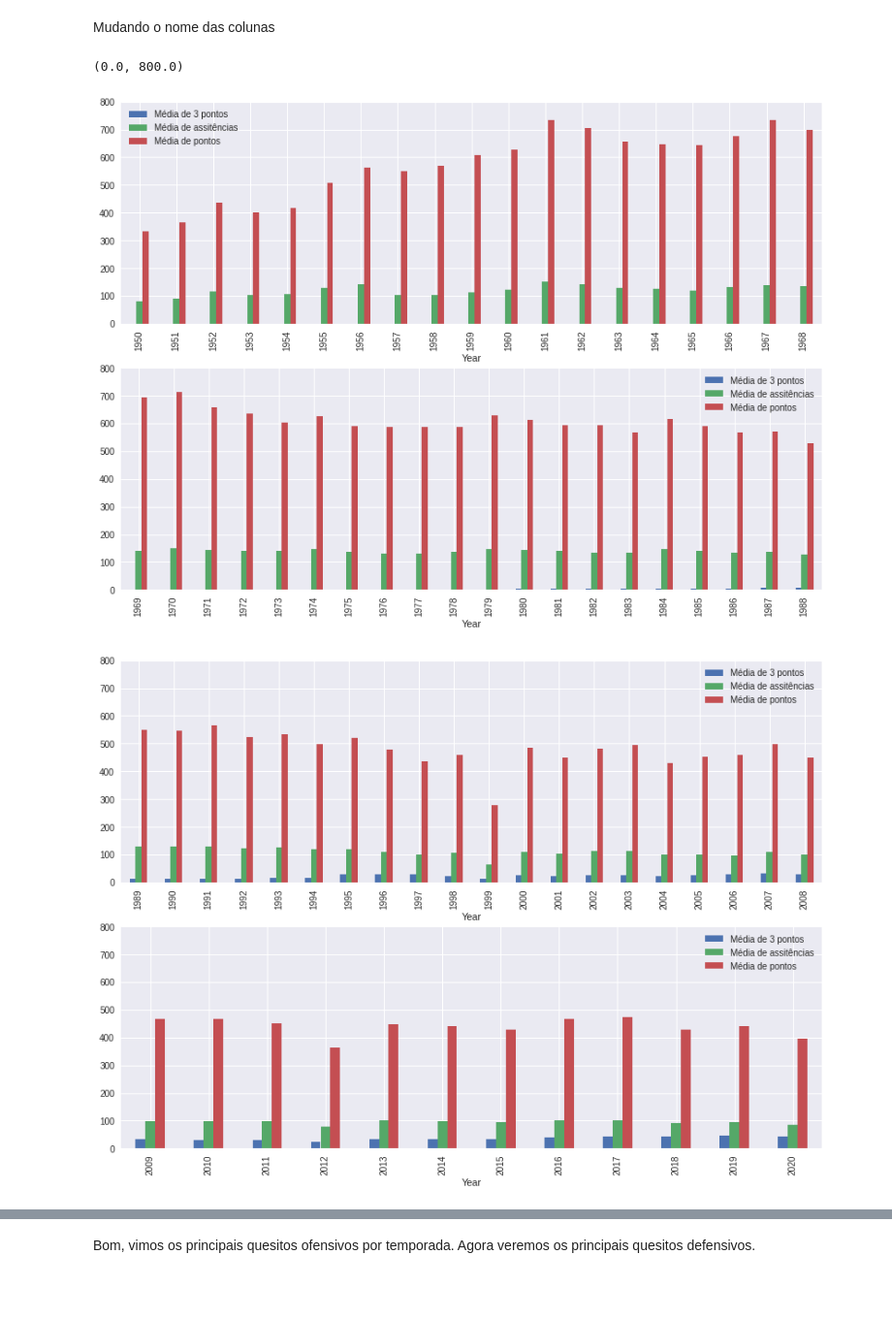
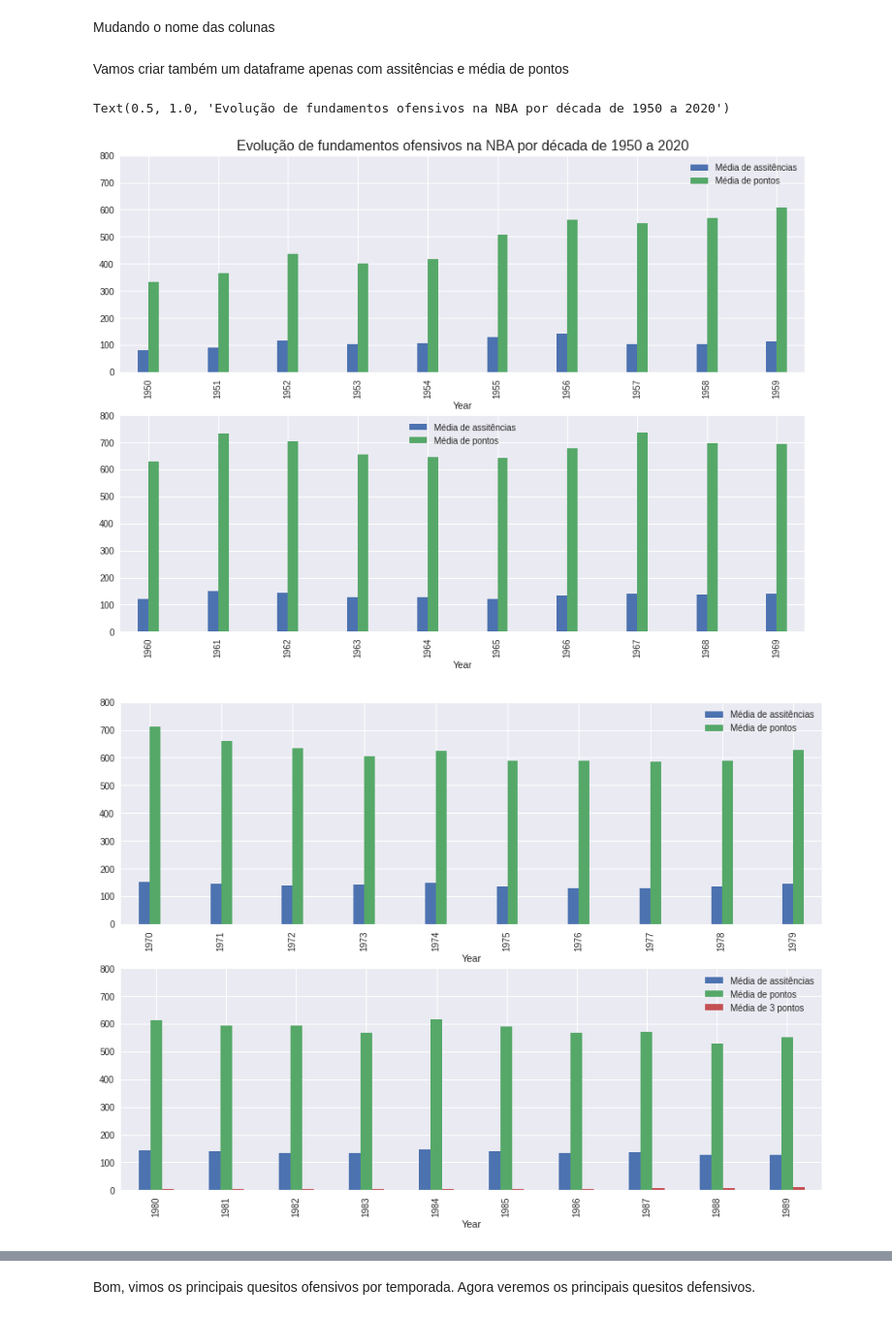
Before and after one commit to fhfraga/Analise_NBA, a Jupyter notebook: Analise_NBA.ipynb, the cells around one changed output, grey strips where cells are left out. Shown at 97% size. Saved outputs shown, nothing was run; the diff lists cells and outputs as text; code cells hidden in the pictures; blank space fills up the shorter version.

```diff
--- a/Analise_NBA.ipynb
+++ b/Analise_NBA.ipynb
@@ -414,5 +425,5 @@ grafico_regressao(eixo_x=dados['Year'], eixo_y=dados['AST'], y_label='Assistênc
 # %%
-ataque_serie = [dados_3_pontos, dados_assistencia, pontos_media_jogadores]
+ataque_serie = [dados_assistencia, pontos_media_jogadores, dados_3_pontos]
 # %%
 ataque_df = pd.DataFrame(ataque_serie).transpose()
 ataque_df
@@ -434,31 +445,55 @@ ataque_df
 # %% [markdown]
 Mudando o nome das colunas
 # %%
-ataque_df.columns = ['Média de 3 pontos', 'Média de assitências', 'Média de pontos']
+ataque_df.columns = ['Média de assitências', 'Média de pontos', 'Média de 3 pontos']
+# %% [markdown]
+Vamos criar também um dataframe apenas com assitências e média de pontos
+# %%
+assistencia_e_pontos = [dados_assistencia, pontos_media_jogadores]
+assistencia_e_pontos_df = pd.DataFrame(assistencia_e_pontos).transpose()
+assistencia_e_pontos_df.columns = ['Média de assitências', 'Média de pontos']
 # %%
 # criando figura 1
 fig = plt.figure(figsize=(14, 12))
 
 # criando figura 2
 fig2 = plt.figure(figsize=(14, 12))
 
+# criando figura 3
+fig3 = plt.figure(figsize=(14, 12))
+
+# criando figura 4
+fig4 = plt.figure(figsize=(14, 12))
+
 # criando eixos
 ax1 = fig.add_subplot(2, 1, 1)
 ax2 = fig.add_subplot(2, 1, 2)
 ax3 = fig2.add_subplot(2, 1, 1)
 ax4 = fig2.add_subplot(2, 1, 2)
+ax5 = fig3.add_subplot(2, 1, 1)
+ax6 = fig3.add_subplot(2, 1, 2)
+ax7 = fig4.add_subplot(2, 1, 1)
 
-ataque_df.iloc[0:19].plot(ax=ax1 ,kind='bar', figsize=(14, 10))
-ataque_df.iloc[19:39].plot(ax=ax2 ,kind='bar', figsize=(14, 10))
-ataque_df.iloc[39:59].plot(ax=ax3 ,kind='bar', figsize=(14, 10))
-ataque_df.iloc[59:71].plot(ax=ax4 ,kind='bar', figsize=(14, 10))
+assistencia_e_pontos_df.iloc[0:10].plot(ax=ax1 ,kind='bar', figsize=(14, 10), width=0.3)
+assistencia_e_pontos_df.iloc[10:20].plot(ax=ax2 ,kind='bar', figsize=(14, 10), width=0.3)
+assistencia_e_pontos_df.iloc[20:30].plot(ax=ax3 ,kind='bar', figsize=(14, 10), width=0.3)
+ataque_df.iloc[30:40].plot(ax=ax4 ,kind='bar', figsize=(14, 10))
+ataque_df.iloc[40:50].plot(ax=ax5 ,kind='bar', figsize=(14, 10))
+ataque_df.iloc[50:60].plot(ax=ax6 ,kind='bar', figsize=(14, 10))
+ataque_df.iloc[60:71].plot(ax=ax7 ,kind='bar', figsize=(14, 10))
 
 # colocando todos os gráficos com os mesmo limites
 ax1.set_ylim(0,800)
 ax2.set_ylim(0,800)
 ax3.set_ylim(0,800)
 ax4.set_ylim(0,800)
+ax5.set_ylim(0,800)
+ax6.set_ylim(0,800)
+ax7.set_ylim(0,800)
+
+# titulo
+ax1.set_title('Evolução de fundamentos ofensivos na NBA por década de 1950 a 2020', fontsize=16)
 # %% [output]
-(0.0, 800.0)
+Text(0.5, 1.0, 'Evolução de fundamentos ofensivos na NBA por década de 1950 a 2020')
-[figure, old version]
+[figure, new version]
-[figure, old version]
+[figure, new version]
```
Also changed, not shown: parts of 54 cells of this notebook.
